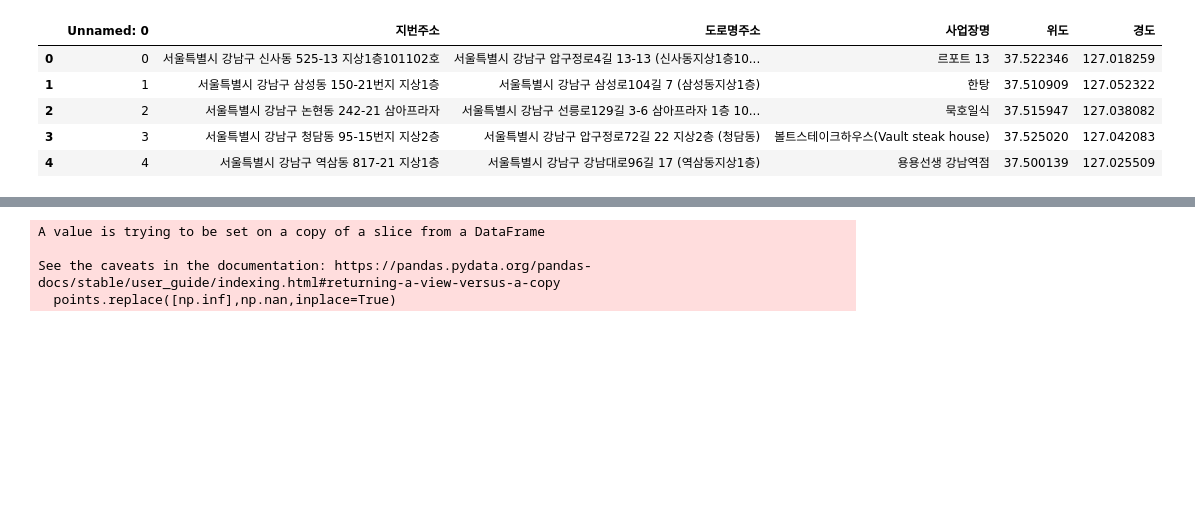
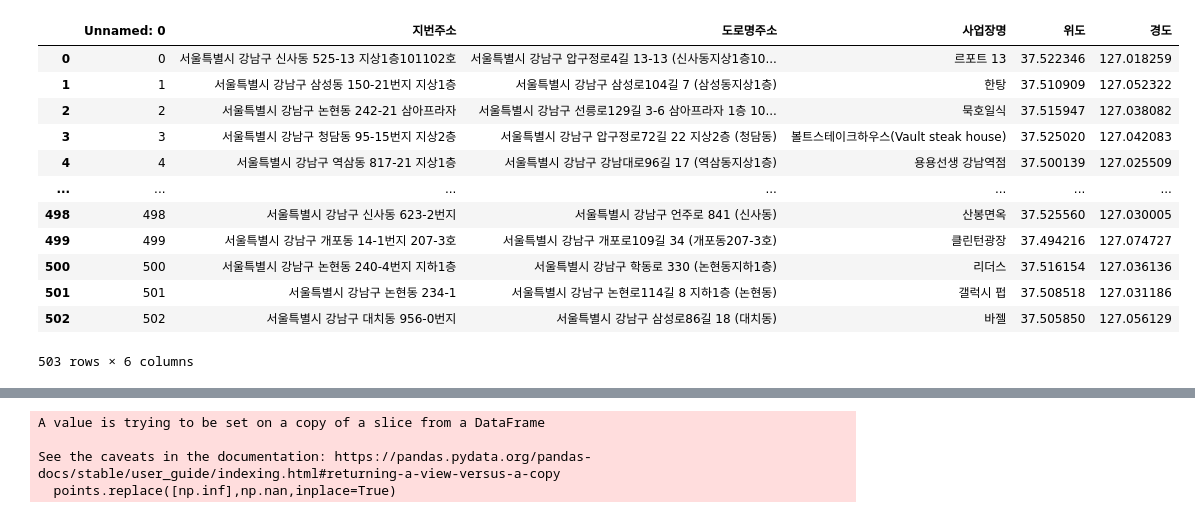
Before and after one commit to juhongyee/DUI-traffic-stop-recommendation, a Jupyter notebook: k_means/Kmeans.ipynb, the cells around one changed output, grey strips where cells are left out. Saved outputs shown, nothing was run; the diff lists cells and outputs as text; code cells hidden in the pictures; blank space fills up the shorter version.

```diff
--- a/k_means/Kmeans.ipynb
+++ b/k_means/Kmeans.ipynb
@@ -10,14 +10,21 @@ from sklearn.cluster import KMeans
 # %%
 df = pd.read_csv("/Users/juhong/Library/CloudStorage/OneDrive-아주대학교/대학교/3학년 2학기/캡스톤/DUI-traffic-stop-recommendation/bar_list.csv",encoding="CP949")
 # %%
-df.head()
+df
 # %% [output]
 |  | Unnamed: 0 | 지번주소 | 도로명주소 | 사업장명 | 위도 | 경도 |
 | 0 | 0 | 서울특별시 강남구 신사동 525-13 지상1층101102호 | 서울특별시 강남구 압구정로4길 13-13 (신사동지상1층10... | 르포트 13 | 37.522346 | 127.018259 |
 | 1 | 1 | 서울특별시 강남구 삼성동 150-21번지 지상1층 | 서울특별시 강남구 삼성로104길 7 (삼성동지상1층) | 한탕 | 37.510909 | 127.052322 |
 | 2 | 2 | 서울특별시 강남구 논현동 242-21 삼아프라자 | 서울특별시 강남구 선릉로129길 3-6 삼아프라자 1층 10... | 묵호일식 | 37.515947 | 127.038082 |
 | 3 | 3 | 서울특별시 강남구 청담동 95-15번지 지상2층 | 서울특별시 강남구 압구정로72길 22 지상2층 (청담동) | 볼트스테이크하우스(Vault steak house) | 37.525020 | 127.042083 |
 | 4 | 4 | 서울특별시 강남구 역삼동 817-21 지상1층 | 서울특별시 강남구 강남대로96길 17 (역삼동지상1층) | 용용선생 강남역점 | 37.500139 | 127.025509 |
+| ... | ... | ... | ... | ... | ... | ... |
+| 498 | 498 | 서울특별시 강남구 신사동 623-2번지 | 서울특별시 강남구 언주로 841 (신사동) | 산봉면옥 | 37.525560 | 127.030005 |
+| 499 | 499 | 서울특별시 강남구 개포동 14-1번지 207-3호 | 서울특별시 강남구 개포로109길 34 (개포동207-3호) | 클린턴광장 | 37.494216 | 127.074727 |
+| 500 | 500 | 서울특별시 강남구 논현동 240-4번지 지하1층 | 서울특별시 강남구 학동로 330 (논현동지하1층) | 리더스 | 37.516154 | 127.036136 |
+| 501 | 501 | 서울특별시 강남구 논현동 234-1 | 서울특별시 강남구 논현로114길 8 지하1층 (논현동) | 갤럭시 펍 | 37.508518 | 127.031186 |
+| 502 | 502 | 서울특별시 강남구 대치동 956-0번지 | 서울특별시 강남구 삼성로86길 18 (대치동) | 바젤 | 37.505850 | 127.056129 |
+503 rows × 6 columns
 # %%
 points = df[['위도','경도']]
 # %%
```
Also changed, not shown: parts of 12 cells of this notebook, 2 other files.
